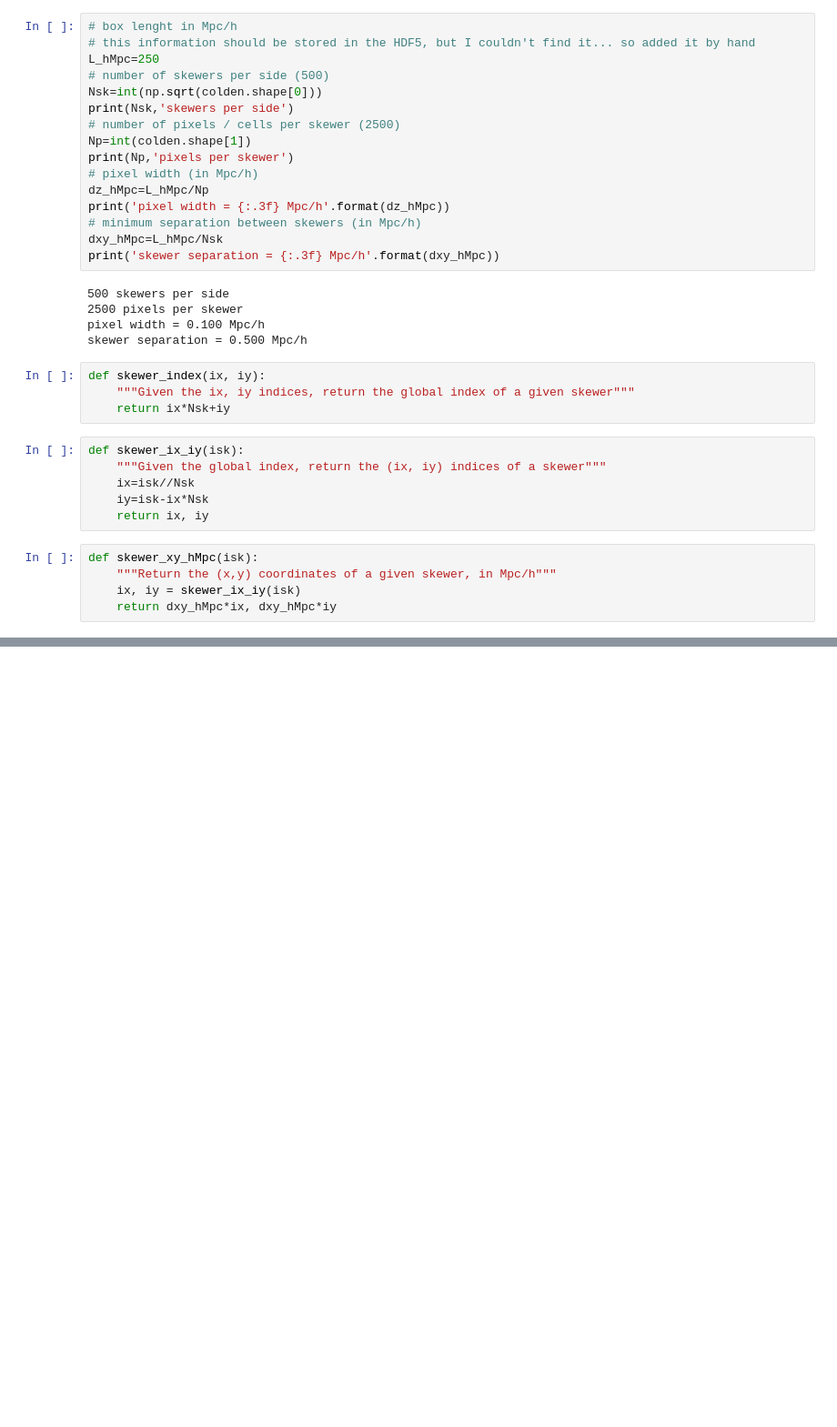
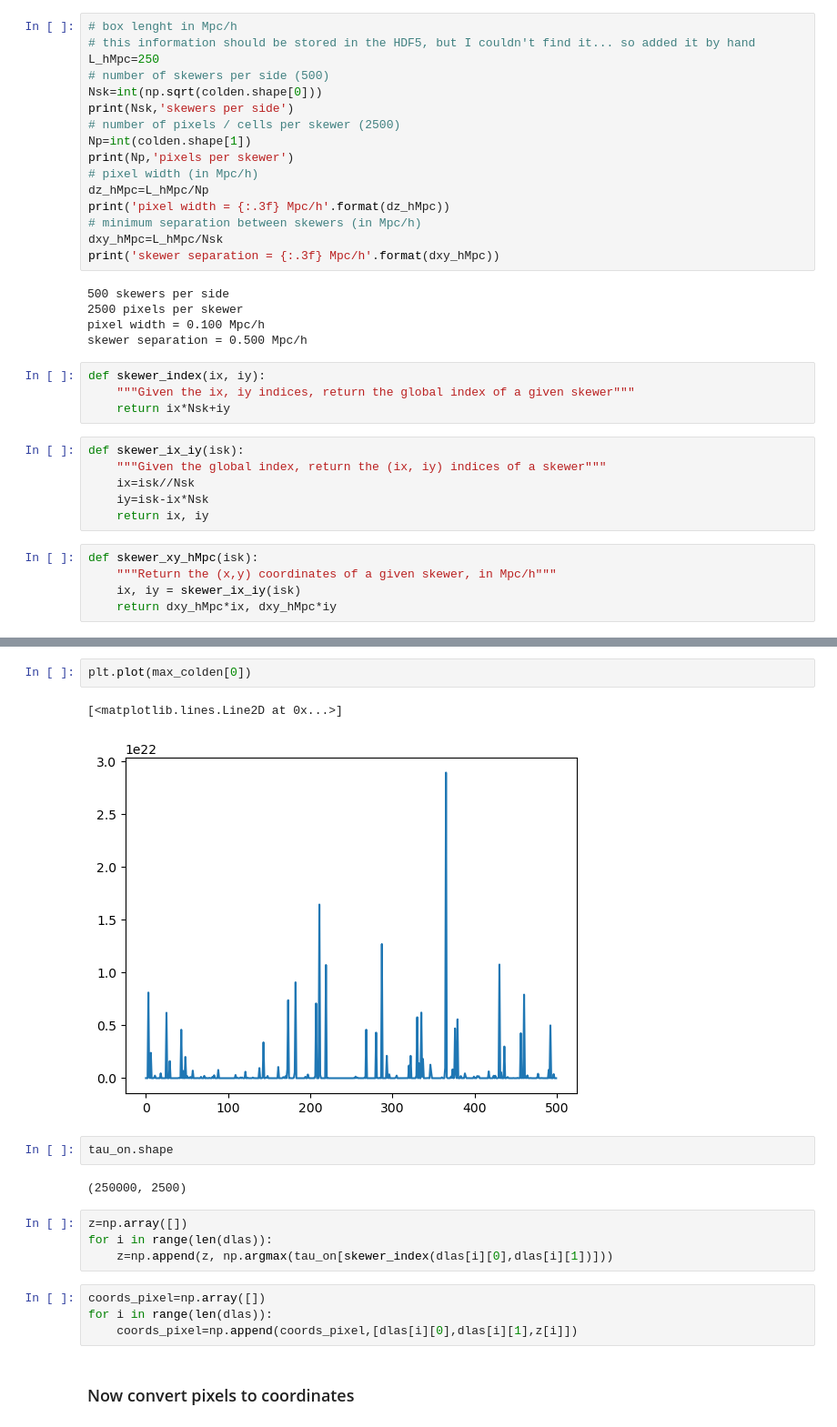
Before and after one commit to andreufont/astrid_hcd, a Jupyter notebook: DLAs_positions.ipynb, the cells around one changed output, grey strips where cells are left out. Shown: that part at 91% size. Saved outputs shown, nothing was run; the diff lists cells and outputs as text; blank space fills up the shorter version.

```diff
--- a/DLAs_positions.ipynb
+++ b/DLAs_positions.ipynb
@@ -79,0 +77,19 @@ print(coords)
+# %%
+plt.plot(max_colden[0])
+# %% [output]
+[<matplotlib.lines.Line2D at 0x...>]
+[figure, added]
+# %%
+tau_on.shape
+# %% [output]
+(250000, 2500)
+# %%
+z=np.array([])
+for i in range(len(dlas)):
+    z=np.append(z, np.argmax(tau_on[skewer_index(dlas[i][0],dlas[i][1])]))
+# %%
+coords_pixel=np.array([])
+for i in range(len(dlas)):
+    coords_pixel=np.append(coords_pixel,[dlas[i][0],dlas[i][1],z[i]])
+# %% [markdown]
+### Now convert pixels to coordinates
```
Also changed, not shown: parts of 7 cells of this notebook.
